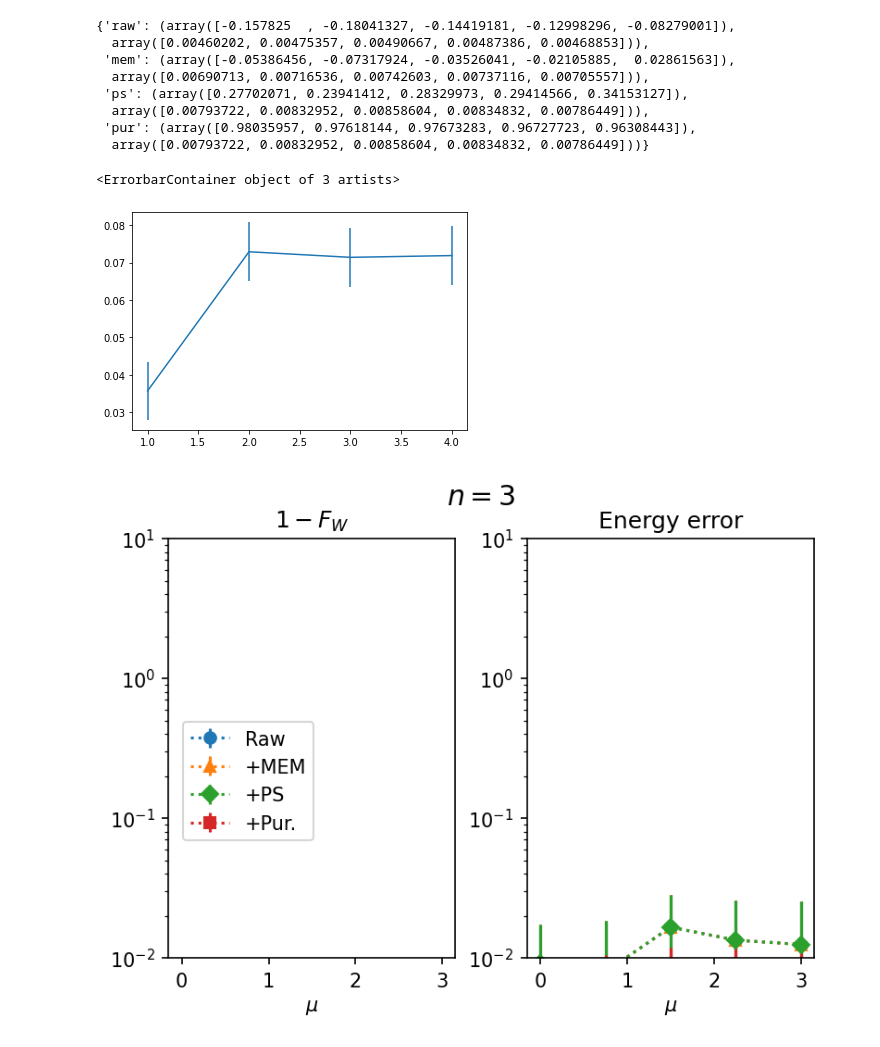
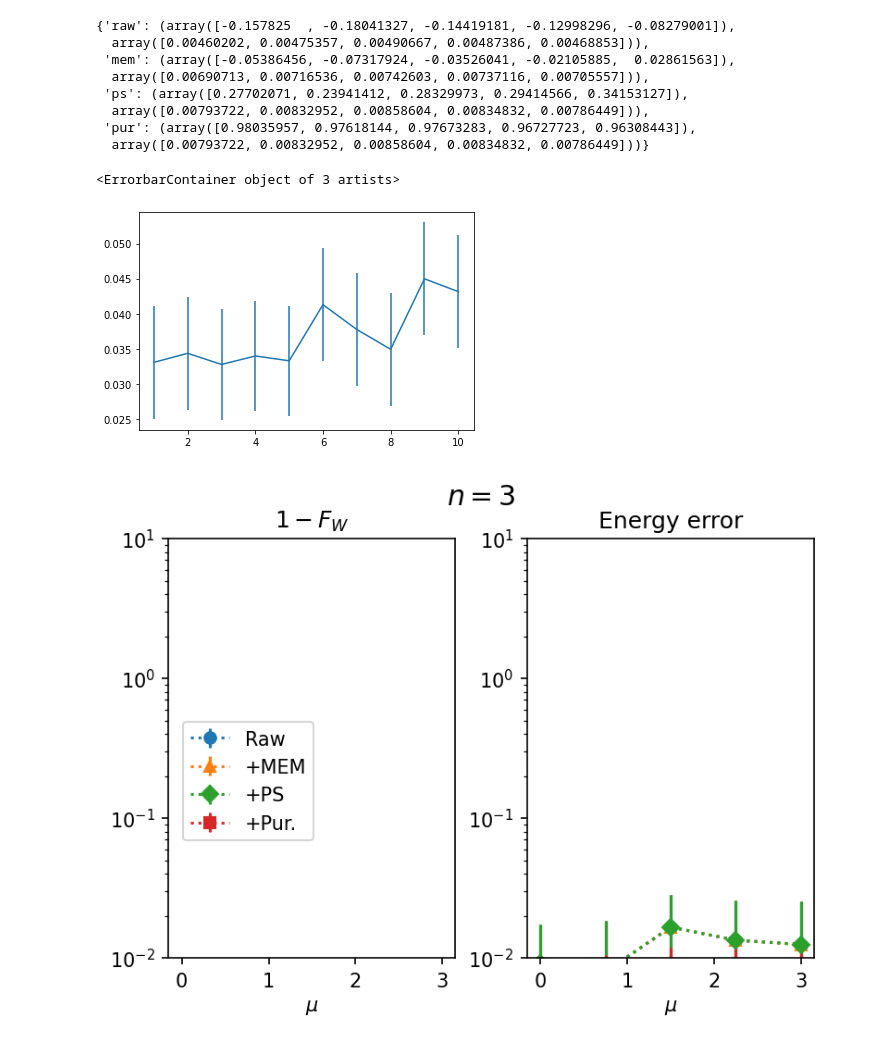
Before and after one commit to georgezhou20/qiskit-research, a Jupyter notebook: docs/mzm_generation/analysis.ipynb, the cells around one changed output. Drawn from its saved outputs; the diff is of its cells as text; code cells hidden in the pictures.

```diff
--- a/docs/mzm_generation/analysis.ipynb
+++ b/docs/mzm_generation/analysis.ipynb
@@ -141,14 +141,14 @@ u=4
 # %%
 fidelity = []
 bars = []
-for i in range(1, 5):
+for i in range(1, 11):
     fidelity.append(1 - fidelity_witness_avg[None][i][mit][0][u])
     bars.append(fidelity_witness_avg[None][i][mit][1][u])
 # %%
-plt.errorbar(range(1, 5), fidelity, bars)
+plt.errorbar(range(1, 11), fidelity, bars)
 # %% [output]
 <ErrorbarContainer object of 3 artists>
-[figure, old version]
+[figure, new version]
 # %%
 # plot fidelity witness and average energy error
 dd_sequence = None
```
Also changed, not shown: parts of 3 cells of this notebook, 2 other files.
